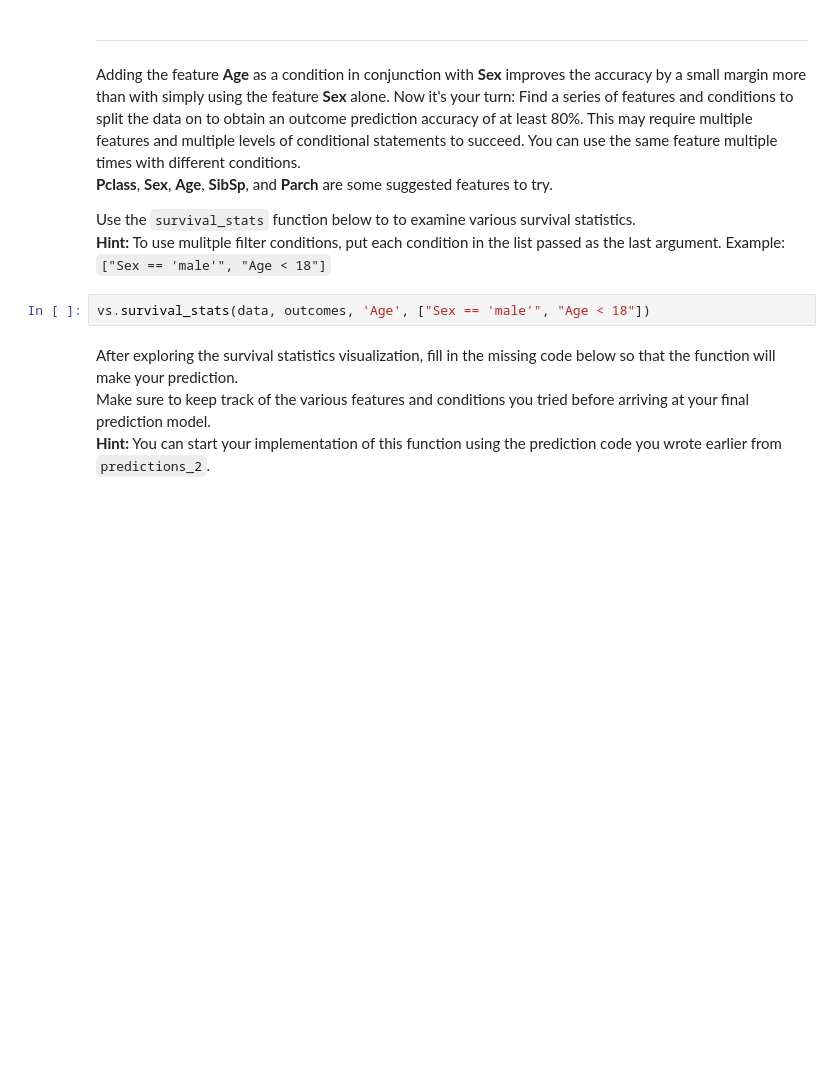
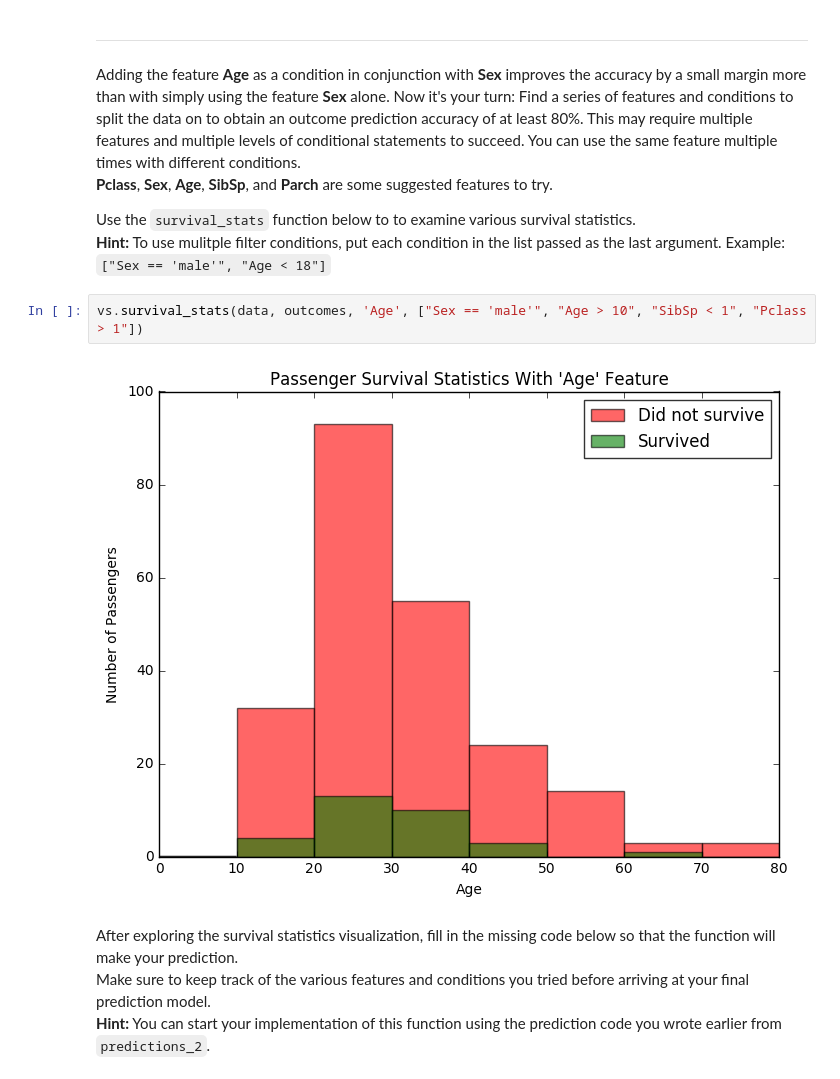
Before and after one commit to thiagoricieri/titanic_survival_exploration, a Jupyter notebook: titanic_survival_exploration.ipynb, the cells around one changed output. Saved outputs shown, nothing was run; the diff lists cells and outputs as text; blank space fills up the shorter version.

Commit message:
Change algorithm to try to find new outcomes

```diff
--- a/titanic_survival_exploration.ipynb
+++ b/titanic_survival_exploration.ipynb
@@ -198,7 +214,9 @@ Adding the feature **Age** as a condition in conjunction with **Sex** improves t
 Use the `survival_stats` function below to to examine various survival statistics.
 **Hint:** To use mulitple filter conditions, put each condition in the list passed as the last argument. Example: `["Sex == 'male'", "Age < 18"]`
 # %%
-vs.survival_stats(data, outcomes, 'Age', ["Sex == 'male'", "Age < 18"])
+vs.survival_stats(data, outcomes, 'Age', ["Sex == 'male'", "Age > 10", "SibSp < 1", "Pclass > 1"])
+# %% [output]
+[figure, added]
 # %% [markdown]
 After exploring the survival statistics visualization, fill in the missing code below so that the function will make your prediction.
 Make sure to keep track of the various features and conditions you tried before arriving at your final prediction model.
```
Also changed, not shown: parts of 9 cells of this notebook.
